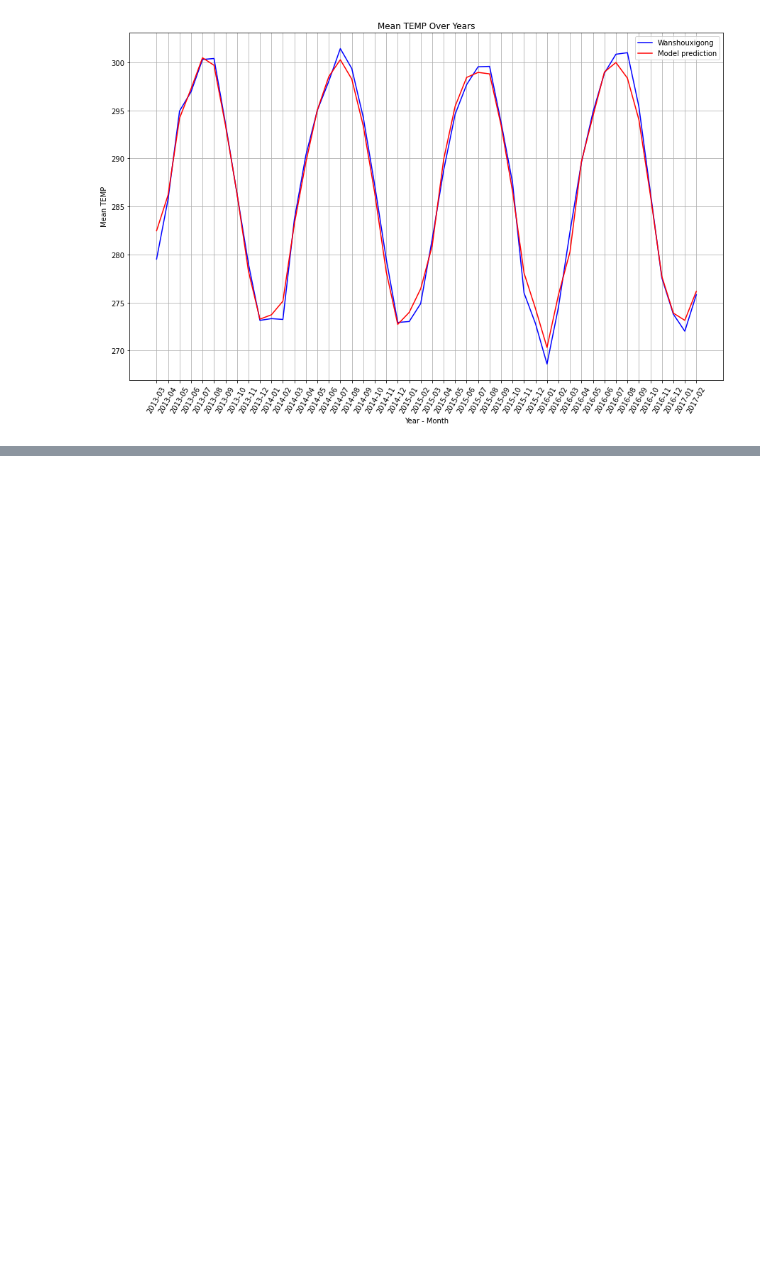
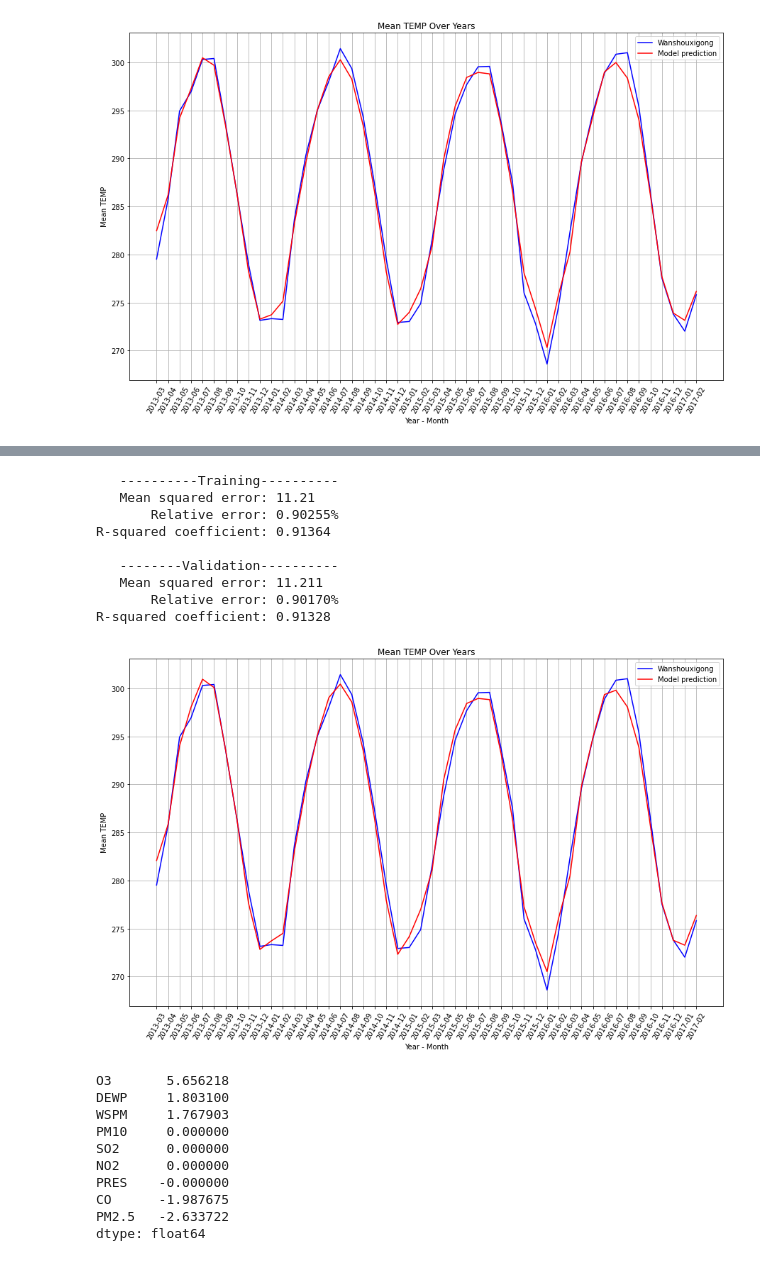
Before and after one commit to jackprb/beijing-air-quality, a Jupyter notebook: air-quality.ipynb, the cells around one changed output, grey strips where cells are left out. Drawn from its saved outputs; the diff is of its cells as text; code cells hidden in the pictures; blank space fills up the shorter version.

```diff
--- a/air-quality.ipynb
+++ b/air-quality.ipynb
@@ -688,11 +715,11 @@ A seguito di queste valutazioni, abbiamo deciso di addestrare i prossimi modelli
 model = Pipeline([
     ("poly", PolynomialFeatures(include_bias=False)),
     ("scale", StandardScaler()),
-    ("regr", Ridge(alpha=10))
+    ("regr", Ridge())
 ])
 grid = {
-    "poly__degree": [2, 3, 4, 5],
-    "regr__alpha": [0.01, 0.1, 1, 10],
+    "poly__degree": [2, 3, 4],
+    "regr__alpha": [0.1, 1, 10],
 }
 gs3 = GridSearchCV(model, grid, cv=kf)
 gs3.fit(X_train, y_train);
@@ -717,0 +763,14 @@ R-squared coefficient: 0.91237
+# %%
+%%time
+model = Pipeline([
+    ("poly", PolynomialFeatures(include_bias=False)),
+    ("scale", StandardScaler()),
+    ("regr", Lasso())
+])
+grid = {
+    "poly__degree": [2, 3],
+    "regr__alpha": [0.01, 0.1],
+}
+gs4 = GridSearchCV(model, grid, cv=kf)
+gs4.fit(X_train, y_train);
+gs4.best_params_
@@ -717,0 +781,28 @@ R-squared coefficient: 0.91237
+# %%
+print_eval_all(X_train, y_train, X_val, y_val, gs4.best_estimator_)
+plotMeanFeatureByDateAndCity("TEMP", data_wan, dict_names["Wans"], getPredictions(X, gs4.best_estimator_))
+
+best_lasso = gs4.best_estimator_.named_steps['regr']
+lasso_coefficients = best_lasso.coef_[:X.shape[1]]
+pd.Series(lasso_coefficients, index=X.columns).sort_values(ascending=False)
+# %% [output]
+   ----------Training----------
+   Mean squared error: 11.21
+       Relative error: 0.90255%
+R-squared coefficient: 0.91364
+
+   --------Validation----------
+   Mean squared error: 11.211
+       Relative error: 0.90170%
+R-squared coefficient: 0.91328
+[figure, added]
+O3       5.656218
+DEWP     1.803100
+WSPM     1.767903
+PM10     0.000000
+SO2      0.000000
+NO2      0.000000
+PRES    -0.000000
+CO      -1.987675
+PM2.5   -2.633722
+dtype: float64
```
Also changed, not shown: parts of 31 cells of this notebook.
